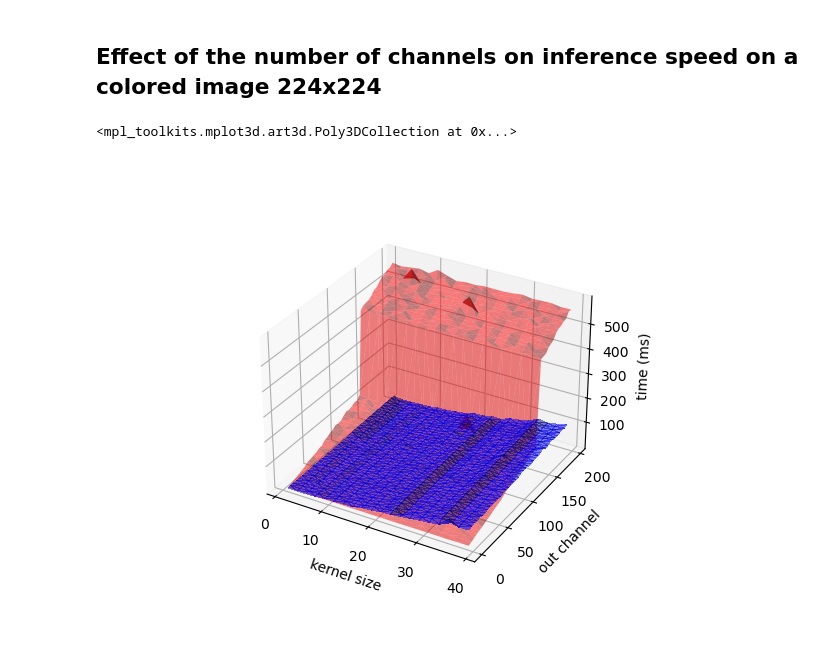
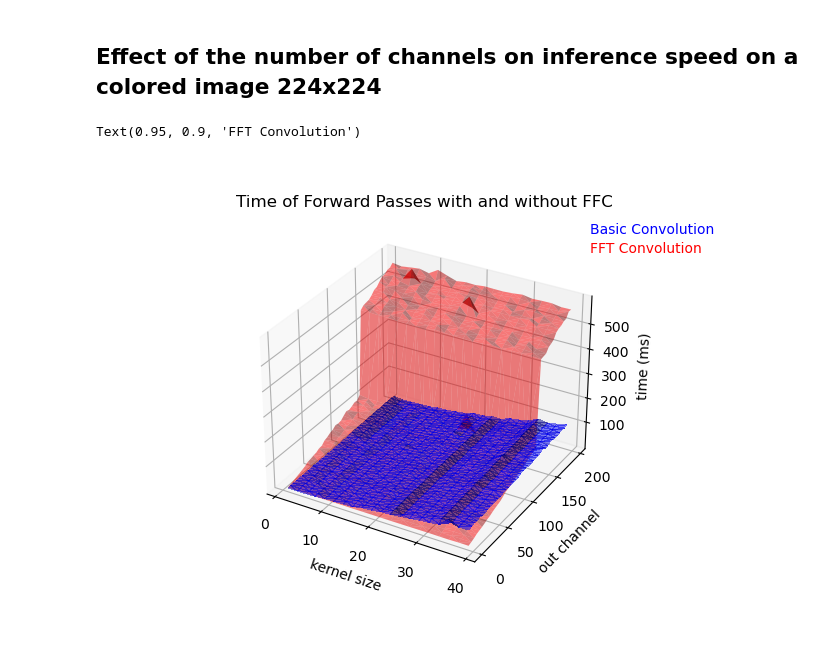
Before and after one commit to vilhess/FFT-Conv, a Jupyter notebook: benchmark.ipynb, the cells around one changed output. Saved outputs shown, nothing was run; the diff lists cells and outputs as text; code cells hidden in the pictures.

Commit message:
legend

```diff
--- a/benchmark.ipynb
+++ b/benchmark.ipynb
@@ -368,15 +368,20 @@ res_ffc = pd.DataFrame(res_ffc, columns=['kernel_size', 'out_channel', 'time'])
 # %%
 %matplotlib widget
 
-fig, ax = plt.subplots(subplot_kw={"projection": "3d"})
+fig, ax = plt.subplots(subplot_kw={"projection": "3d"}, nrows=1, ncols=1)
 
 ax.plot_trisurf(res_basic['kernel_size'], res_basic['out_channel'], res_basic['time'], linewidth=0, antialiased=False, color='blue', alpha=0.5)
 
 ax.set_xlabel('kernel size')
 ax.set_ylabel('out channel')
 ax.set_zlabel('time (ms)')
 
 ax.plot_trisurf(res_ffc['kernel_size'], res_ffc['out_channel'], res_ffc['time'], color='red', alpha=0.5)
+
+ax.title.set_text('Time of Forward Passes with and without FFC')
+
+ax.text2D(0.95, 0.95, "Basic Convolution", transform=ax.transAxes, color='blue')
+ax.text2D(0.95, 0.90, "FFT Convolution", transform=ax.transAxes, color='red')
 # %% [output]
-<mpl_toolkits.mplot3d.art3d.Poly3DCollection at 0x...>
+Text(0.95, 0.9, 'FFT Convolution')
-[figure, old version]
+[figure, new version]
```
